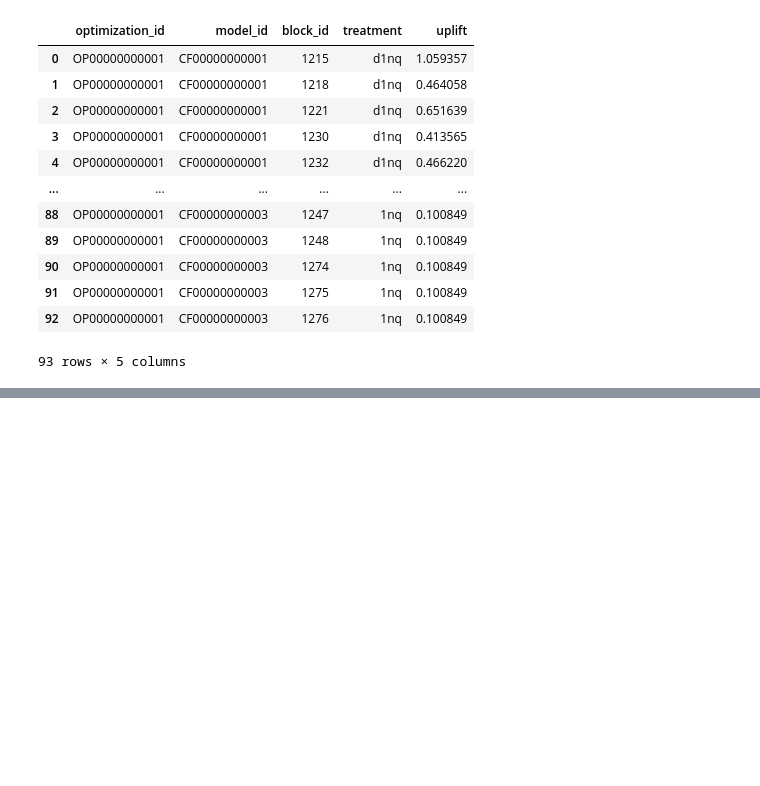
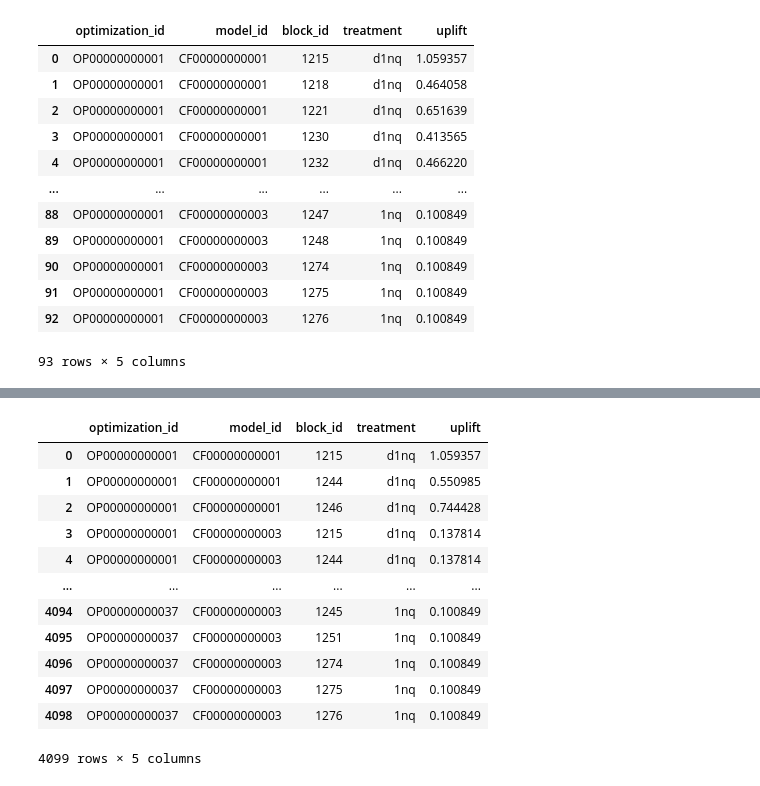
Before and after one commit to Andrew10MAIN/urban_regeneration_platform, a Jupyter notebook: experiments/notebooks/optimization_experimenting.ipynb, the cells around one changed output, grey strips where cells are left out. Drawn from its saved outputs; the diff is of its cells as text; code cells hidden in the pictures; blank space fills up the shorter version.

```diff
--- a/experiments/notebooks/optimization_experimenting.ipynb
+++ b/experiments/notebooks/optimization_experimenting.ipynb
@@ -367,0 +535,43 @@ optimization_df_sum
+# %%
+uplifts_df_final_results_pre1 = uplifts_df.copy()
+uplifts_df_final_results_pre1['target_id'] = uplifts_df_final_results_pre1['model_id'].replace(models_dict)
+direct_targets   = [c[:-5] for c in direct_cols]
+indirect_targets = [c[:-4] for c in indirect_cols]
+
+uplifts_parts = []
+for res_k in scenario_results:
+    direct_blocks    = gdf.loc[res_k['sel'],  ID_COL].unique().tolist()
+    spillover_blocks = gdf.loc[res_k['spil'], ID_COL].unique().tolist()
+
+    part_d1nq = uplifts_df_final_results_pre1[
+        (uplifts_df_final_results_pre1['treatment'] == 'd1nq')
+        &(uplifts_df_final_results_pre1['target_id'].isin(direct_targets))
+        &(uplifts_df_final_results_pre1['block_id'].isin(direct_blocks))
+        ]
+    part_1nq = uplifts_df_final_results_pre1[
+        (uplifts_df_final_results_pre1['treatment'] == '1nq')
+        &(uplifts_df_final_results_pre1['target_id'].isin(indirect_targets))
+        &(uplifts_df_final_results_pre1['block_id'].isin(spillover_blocks))
+        ]
+    part = pd.concat([part_d1nq, part_1nq]).copy()
+    part['optimization_id'] = res_k['optimization_id']
+    uplifts_parts.append(part)
+
+uplifts_df_final_results_all = pd.concat(uplifts_parts).reset_index(drop=True)   # z target_id (do agregacji)
+uplifts_df_final_results = uplifts_df_final_results_all[
+    ['optimization_id', 'model_id', 'block_id', 'treatment', 'uplift']].copy()
+uplifts_df_final_results
+# %% [output]
+|  | optimization_id | model_id | block_id | treatment | uplift |
+| 0 | OP00000000001 | CF00000000001 | 1215 | d1nq | 1.059357 |
+| 1 | OP00000000001 | CF00000000001 | 1244 | d1nq | 0.550985 |
+| 2 | OP00000000001 | CF00000000001 | 1246 | d1nq | 0.744428 |
+| 3 | OP00000000001 | CF00000000003 | 1215 | d1nq | 0.137814 |
+| 4 | OP00000000001 | CF00000000003 | 1244 | d1nq | 0.137814 |
+| ... | ... | ... | ... | ... | ... |
+| 4094 | OP00000000037 | CF00000000003 | 1245 | 1nq | 0.100849 |
+| 4095 | OP00000000037 | CF00000000003 | 1251 | 1nq | 0.100849 |
+| 4096 | OP00000000037 | CF00000000003 | 1274 | 1nq | 0.100849 |
+| 4097 | OP00000000037 | CF00000000003 | 1275 | 1nq | 0.100849 |
+| 4098 | OP00000000037 | CF00000000003 | 1276 | 1nq | 0.100849 |
+4099 rows × 5 columns
```
Also changed, not shown: parts of 16 cells of this notebook, 18 other files.
